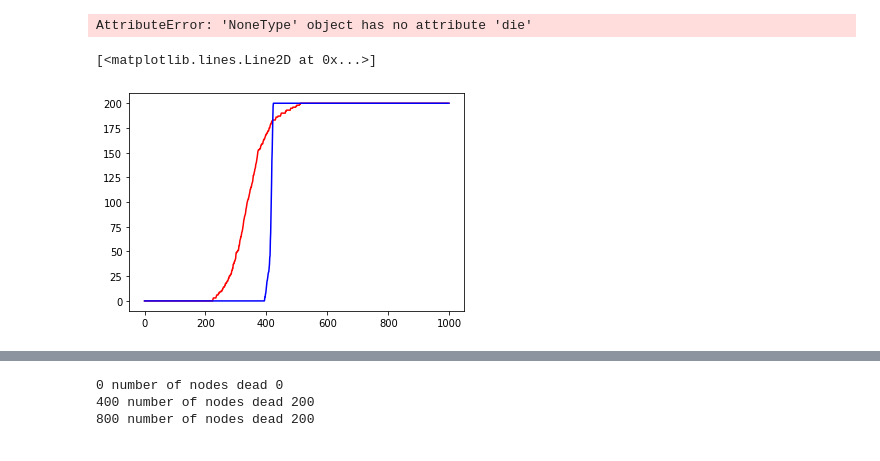
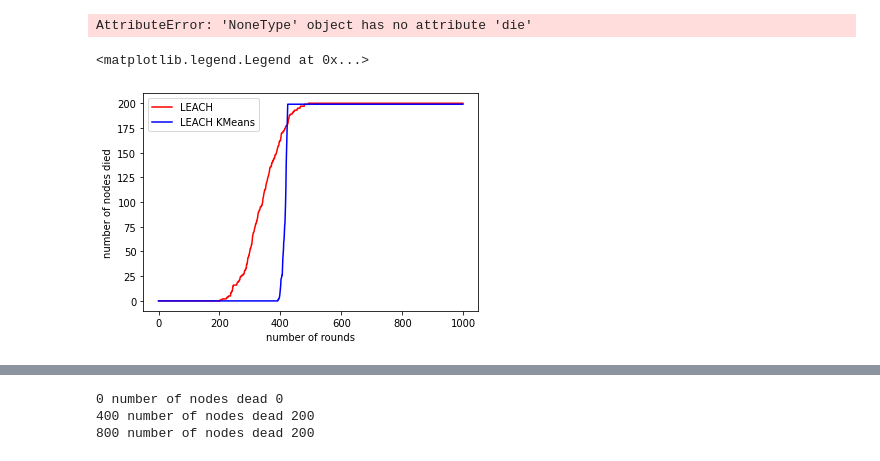
Before and after one commit to leo20021210/network_research, a Jupyter notebook: py_model/KMeans LEACH.ipynb, the cells around one changed output, grey strips where cells are left out. Cells and saved outputs as stored; diff of their text form; code cells hidden in the pictures.

```diff
--- a/py_model/KMeans LEACH.ipynb
+++ b/py_model/KMeans LEACH.ipynb
@@ -153,0 +154,11 @@ plt.scatter(Xs, Ys, s = 30)
+# %%
+T= 0.05 / (1 - 0.05 * 1)
+# %%
+import random
+random.seed(5)
+heads = []
+for i in range(100):
+    if random.uniform (0,1) <= T:
+        heads.append([Xs[i], Ys[i]])
+heads = np.array(heads)
+heads
@@ -354,9 +434,12 @@ for i in range(num_rounds):
 400 number of nodes dead 66
 AttributeError: 'NoneType' object has no attribute 'die'
 # %%
-plt.plot(range(num_rounds), num, color = "red")
-plt.plot(range(num_rounds), nums, color = "blue")
+plt.plot(range(num_rounds), num, color = "red", label = "LEACH")
+plt.plot(range(num_rounds), nums, color = "blue", label = "LEACH KMeans")
+plt.ylabel("number of nodes died")
+plt.xlabel("number of rounds")
+plt.legend()
 #plt.plot(range(num_rounds), nums1, color = "green")
 # %% [output]
-[<matplotlib.lines.Line2D at 0x...>]
+<matplotlib.legend.Legend at 0x...>
-[figure, old version]
+[figure, new version]
```
Also changed, not shown: parts of 7 cells of this notebook.
